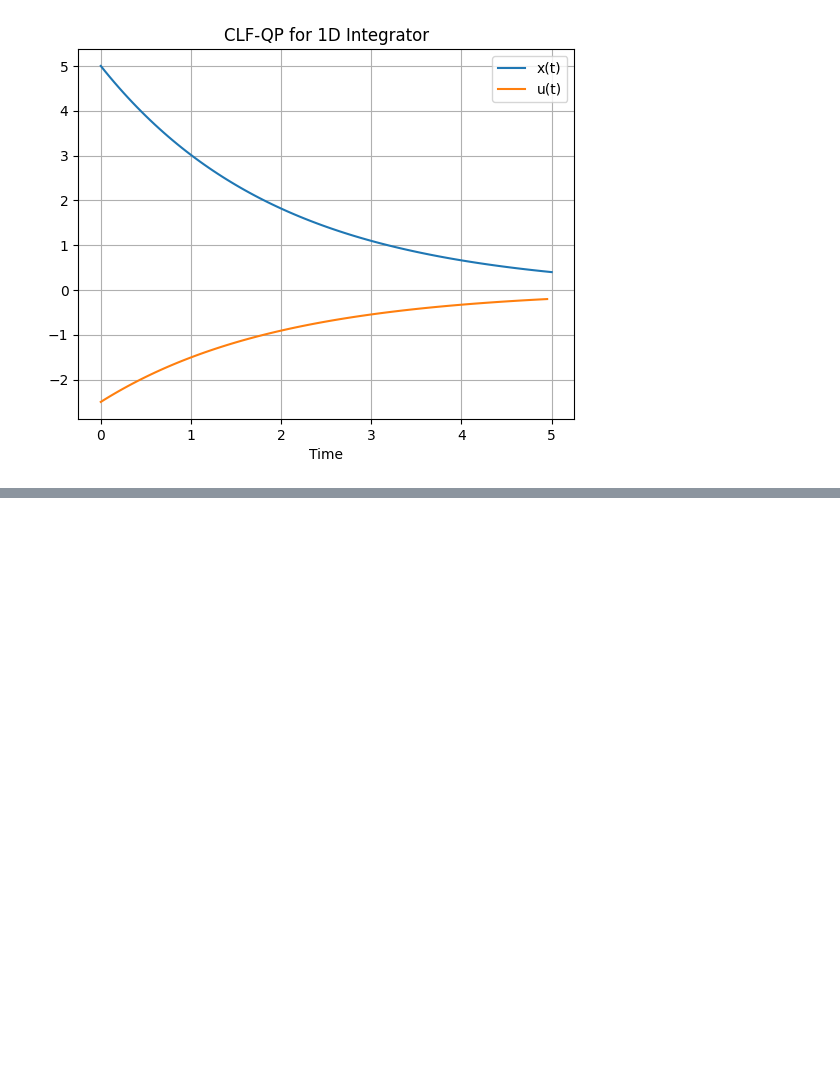
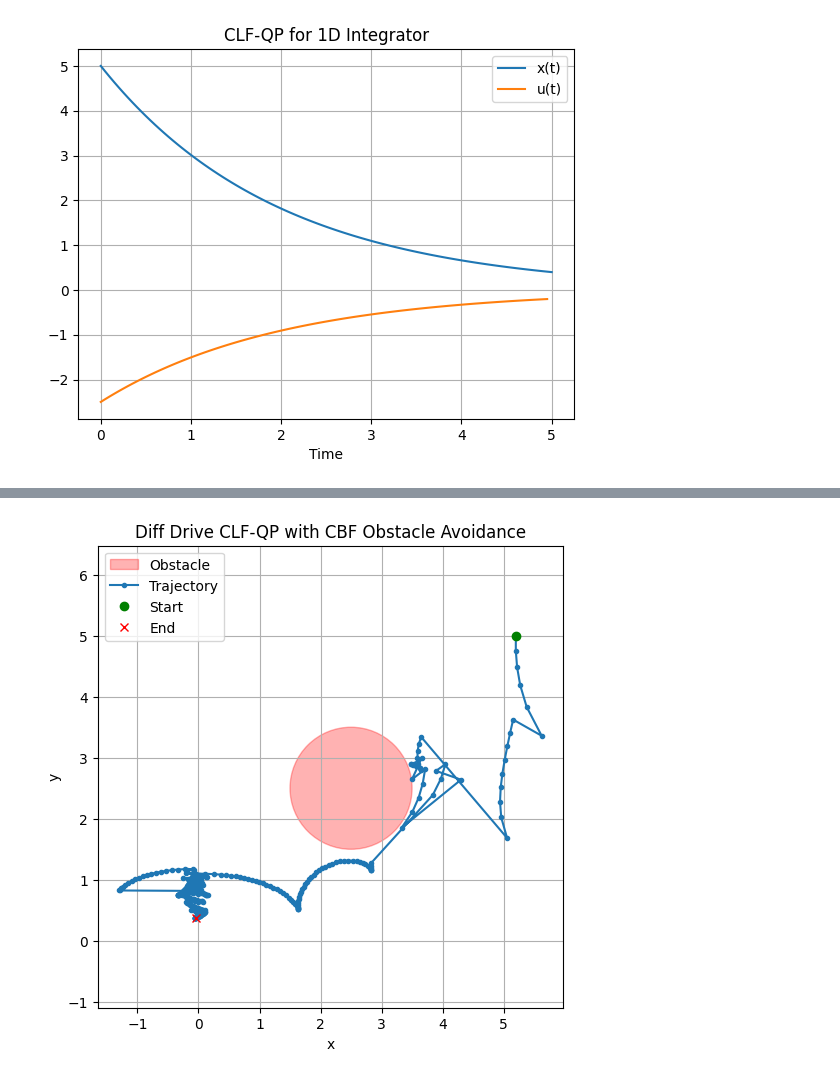
Before and after one commit to Omar-Elmofty/knowledge_compendium, a Jupyter notebook: notebooks/CLF-QP_controller.ipynb, the cells around one changed output, grey strips where cells are left out. Cells and saved outputs as stored; diff of their text form; code cells hidden in the pictures; blank space fills up the shorter version.

```diff
--- a/notebooks/CLF-QP_controller.ipynb
+++ b/notebooks/CLF-QP_controller.ipynb
@@ -120,0 +248,84 @@ plt.show()
+# %%
+import cvxpy as cp
+import numpy as np
+import matplotlib.pyplot as plt
+
+# Parameters
+N = 300
+dt = 0.1
+c = 0.5       # CLF rate
+alpha = 1.0   # CBF rate
+delta_relaxation = 0.0
+k_theta = 1.0  # weight for heading error
+
+# Obstacle parameters
+ox, oy, r = 2.5, 2.5, 1.0
+
+def make_sdf(x, y):
+    dx = x - ox
+    dy = y - oy
+    return np.sqrt(dx**2 + dy**2) - r
+
+def grad_sdf(x, y):
+    norm = np.sqrt((x - ox)**2 + (y - oy)**2)
+    return np.array([(x - ox) / norm, (y - oy) / norm])
+
+# Initial state
+x, y, theta = 5.2, 5.0, -np.pi/2.0  # Heading toward origin
+xs, ys, thetas = [x], [y], [theta]
+us = []
+
+for _ in range(N):
+    u = cp.Variable(2)  # [v, omega]
+    v = u[0]
+    omega = u[1]
+
+    # CLF with heading
+    V = 0.5 * (x**2 + y**2 + k_theta * theta**2)
+    V_dot = x * v * np.cos(theta) + y * v * np.sin(theta) + k_theta * theta * omega
+    clf_constraint = V_dot + c * V <= delta_relaxation
+
+    # CBF stays the same
+    h = make_sdf(x, y)
+    grad_h = grad_sdf(x, y)
+    h_dot = grad_h[0] * u[0] * np.cos(theta) + grad_h[0] * u[1] * np.sin(theta) +  grad_h[0] * v * np.cos(theta) + grad_h[1] * v * np.sin(theta)
+    cbf_constraint = h_dot + alpha * h >= 0
+
+    cost = cp.sum_squares(u)
+    prob = cp.Problem(cp.Minimize(cost), [clf_constraint, cbf_constraint])
+    prob.solve()
+
+    if u.value is None:
+        print("Solver failed!")
+        break
+
+    v_val, omega_val = u.value
+    us.append([v_val, omega_val])
+    x += v_val * np.cos(theta) * dt
+    y += v_val * np.sin(theta) * dt
+    theta += omega_val * dt
+
+    xs.append(x)
+    ys.append(y)
+    thetas.append(theta)
+
+# Plotting
+xs = np.array(xs)
+ys = np.array(ys)
+
+circle = plt.Circle((ox, oy), r, color='r', alpha=0.3, label='Obstacle')
+
+plt.figure(figsize=(6, 6))
+plt.gca().add_patch(circle)
+plt.plot(xs, ys, marker='o', markersize=3, label="Trajectory")
+plt.plot(xs[0], ys[0], 'go', label='Start')
+plt.plot(xs[-1], ys[-1], 'rx', label='End')
+plt.xlabel('x')
+plt.ylabel('y')
+plt.title('Diff Drive CLF-QP with CBF Obstacle Avoidance')
+plt.axis('equal')
+plt.grid(True)
+plt.legend()
+plt.show()
+# %% [output]
+[figure, added]
```
Also changed, not shown: parts of 3 cells of this notebook, 2 other files.
